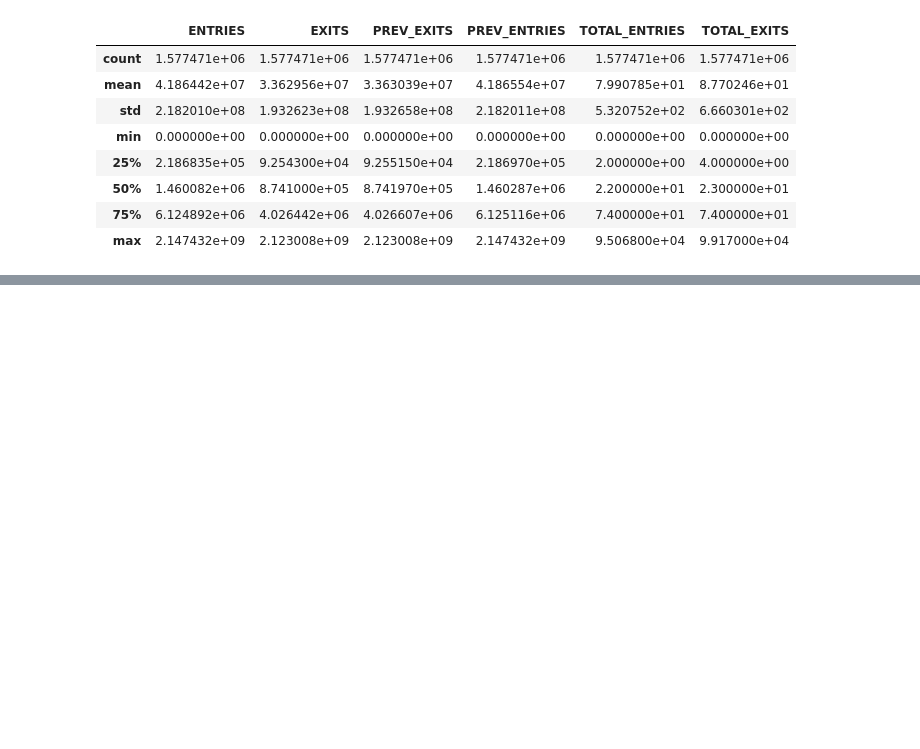
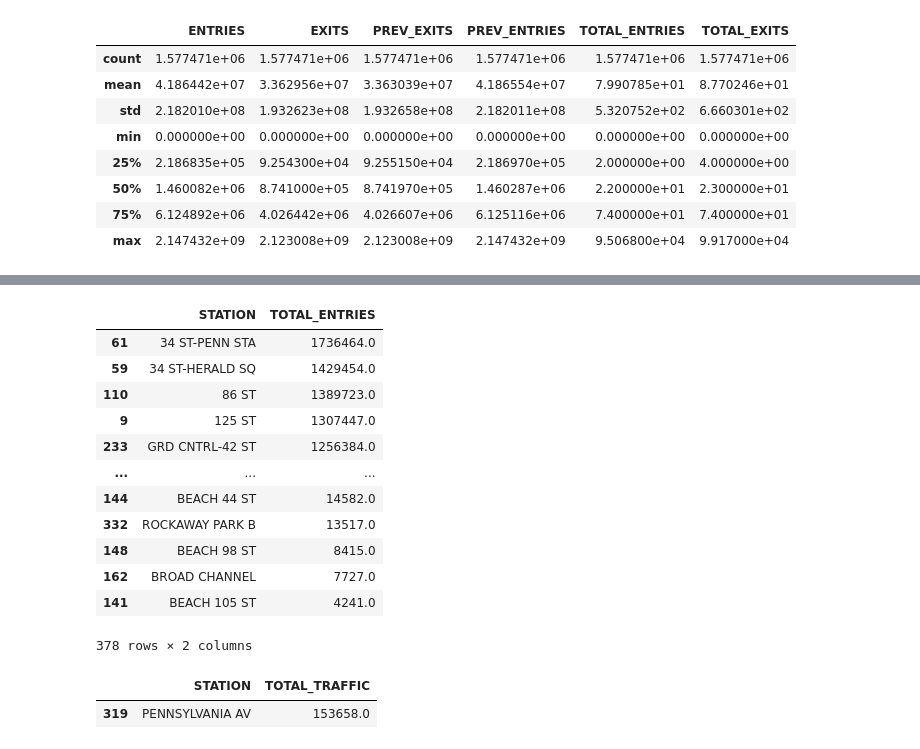
Before and after one commit to waadsuliman22/bootcamp_t5_waad, a Jupyter notebook: Untitled0.ipynb, the cells around one changed output, grey strips where cells are left out. Drawn from its saved outputs; the diff is of its cells as text; code cells hidden in the pictures; blank space fills up the shorter version.

```diff
--- a/Untitled0.ipynb
+++ b/Untitled0.ipynb
@@ -272,3 +266,29 @@ grouped_time.head()
 | 21 | A002 | R051 | 02-00-00 | 59 ST | NQR456W | BMT | 2021-03-02 | 15:00:00 | REGULAR | 7538572 | 2571162 | ... |
 | 22 | A002 | R051 | 02-00-00 | 59 ST | NQR456W | BMT | 2021-03-02 | 19:00:00 | REGULAR | 7538821 | 2571195 | ... |
 | 23 | A002 | R051 | 02-00-00 | 59 ST | NQR456W | BMT | 2021-03-02 | 23:00:00 | REGULAR | 7538926 | 2571211 | ... |
+# %%
+#find total entries
+dataFrame = grouped_time.groupby(['STATION']).TOTAL_ENTRIES.sum().reset_index().sort_values("TOTAL_ENTRIES",ascending =False ).head(379)
+dataFrame
+# %% [output]
+|  | STATION | TOTAL_ENTRIES |
+| 61 | 34 ST-PENN STA | 1736464.0 |
+| 59 | 34 ST-HERALD SQ | 1429454.0 |
+| 110 | 86 ST | 1389723.0 |
+| 9 | 125 ST | 1307447.0 |
+| 233 | GRD CNTRL-42 ST | 1256384.0 |
+| ... | ... | ... |
+| 144 | BEACH 44 ST | 14582.0 |
+| 332 | ROCKAWAY PARK B | 13517.0 |
+| 148 | BEACH 98 ST | 8415.0 |
+| 162 | BROAD CHANNEL | 7727.0 |
+| 141 | BEACH 105 ST | 4241.0 |
+378 rows × 2 columns
+# %%
+#find the station 'PENNSYLVANIA AV' & total traffic
+#because The most famous stations in New York on finals days
+m = (dataFrame['STATION'] == 'PENNSYLVANIA AV')
+dataFrame[m].head()
+# %% [output]
+|  | STATION | TOTAL_TRAFFIC |
+| 319 | PENNSYLVANIA AV | 153658.0 |
```
Also changed, not shown: parts of 15 cells of this notebook.
